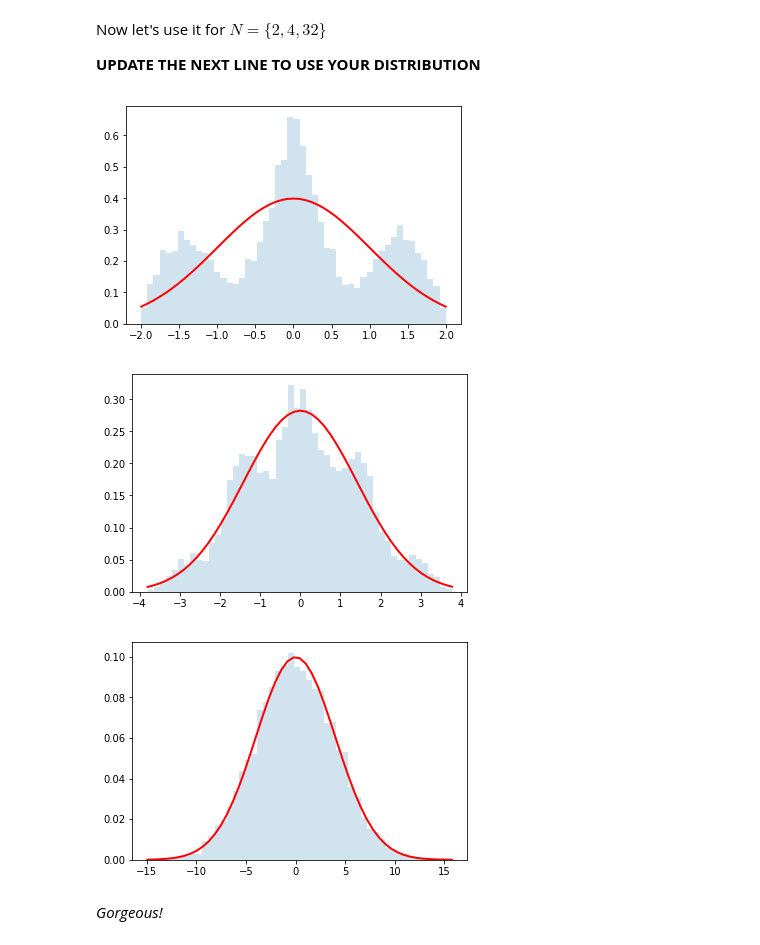
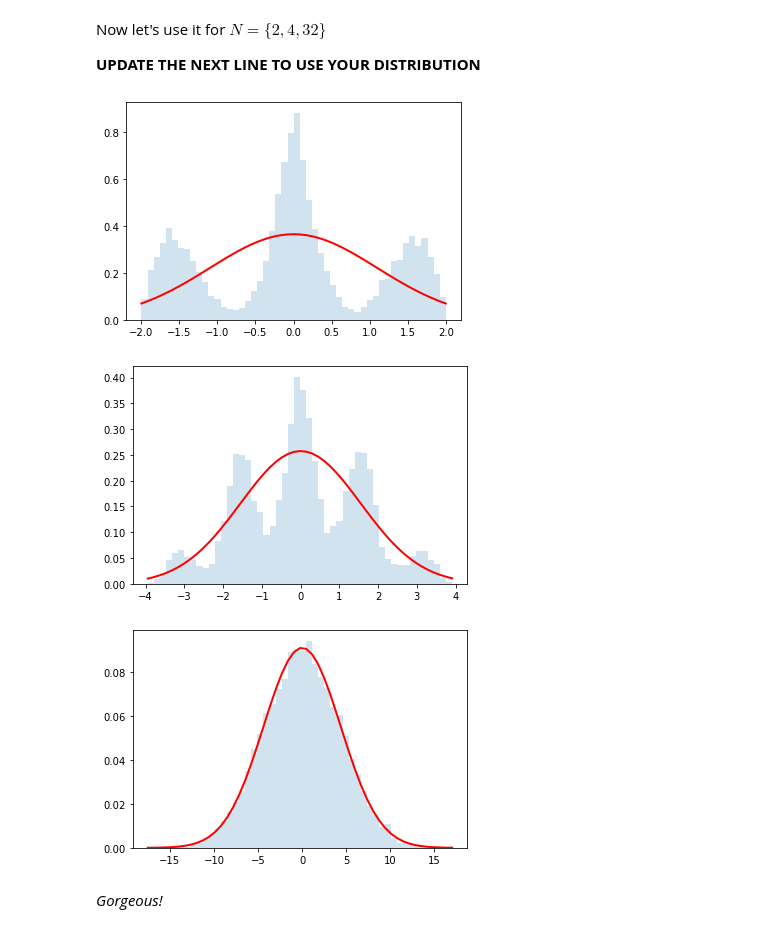
Before and after one commit to cranmer/intro-exp-phys-II, a Jupyter notebook: Central-Limit-Theorem.ipynb, the cells around one changed output. Cells and saved outputs as stored; diff of their text form; code cells hidden in the pictures.

```diff
--- a/Central-Limit-Theorem.ipynb
+++ b/Central-Limit-Theorem.ipynb
@@ -195,7 +182,7 @@ n_samples = 100000
 **Update to use your distribution**
 # %%
 # Here's an example of usage
-dist = distributions.Dist_kc90()
+dist = distributions.Dist_sk7372()
 rvs = dist.rvs(n_samples)
 counts, bins, edges = plt.hist(rvs, bins=50, density=True, alpha =0.2)
 y = []
@@ -308,18 +295,18 @@ Now let's use it for $N=\{2,4,32\}$
 
 **UPDATE THE NEXT LINE TO USE YOUR DISTRIBUTION**
 # %%
-dist = distributions.Dist_kc90()  #update me!
+dist = distributions.Dist_sk7372()  #update me!
 do_convolution(dist,2)
 # %% [output]
-[figure, old version]
+[figure, new version]
 # %%
 do_convolution(dist,4)
 # %% [output]
-[figure, old version]
+[figure, new version]
 # %%
 do_convolution(dist,32)
 # %% [output]
-[figure, old version]
+[figure, new version]
 # %% [markdown]
 *Gorgeous!*
 # %% [markdown]
```
Also changed, not shown: parts of 12 cells of this notebook.
